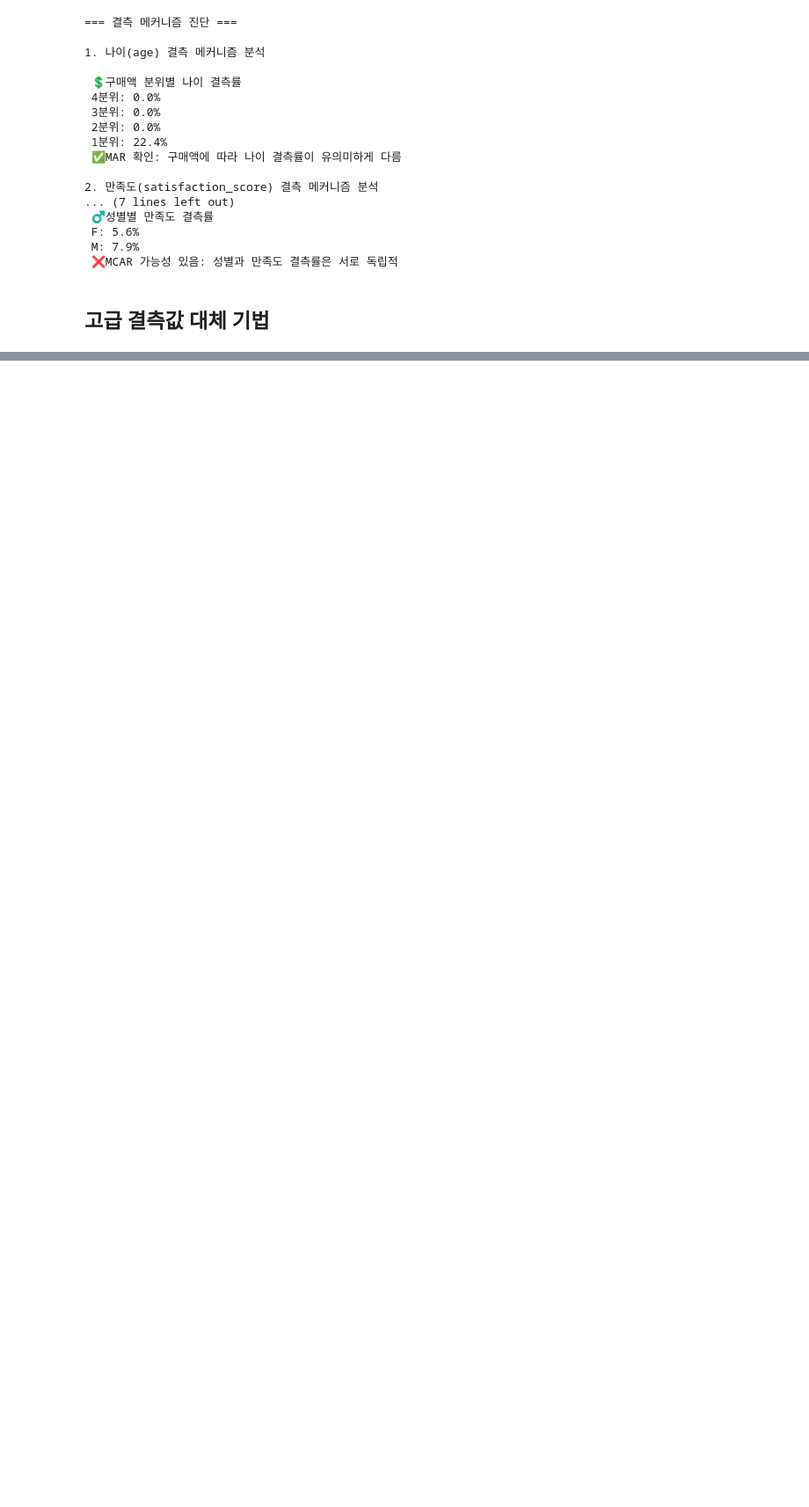
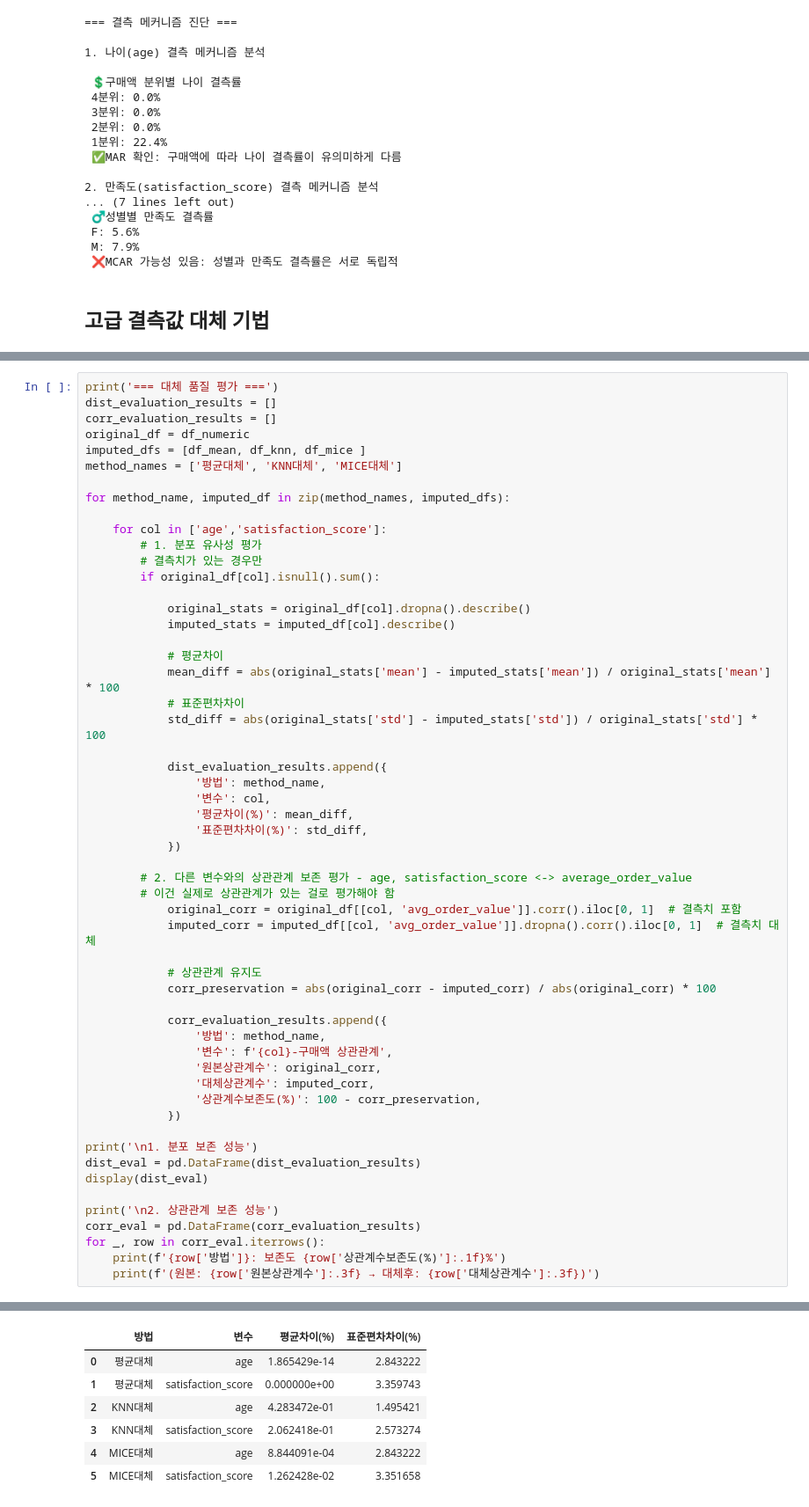
Before and after one commit to krystallinekim/TIL, a Jupyter notebook: 4.Python/데이터분석/04_eda.ipynb, the cells around one changed output, grey strips where cells are left out. Shown: that part at 88% size. Cells and saved outputs as stored; diff of their text form; blank space fills up the shorter version.

```diff
--- a/4.Python/데이터분석/04_eda.ipynb
+++ b/4.Python/데이터분석/04_eda.ipynb
@@ -948,0 +1028,56 @@ from sklearn.impute import IterativeImputer
+# %%
+print('=== 대체 품질 평가 ===')
+dist_evaluation_results = []
+corr_evaluation_results = []
+original_df = df_numeric
+imputed_dfs = [df_mean, df_knn, df_mice ]
+method_names = ['평균대체', 'KNN대체', 'MICE대체']
+
+for method_name, imputed_df in zip(method_names, imputed_dfs):
+
+    for col in ['age','satisfaction_score']:
+        # 1. 분포 유사성 평가
+        # 결측치가 있는 경우만
+        if original_df[col].isnull().sum():
+
+            original_stats = original_df[col].dropna().describe()
+            imputed_stats = imputed_df[col].describe()
+
+            # 평균차이
+            mean_diff = abs(original_stats['mean'] - imputed_stats['mean']) / original_stats['mean'] * 100
+            # 표준편차차이
+            std_diff = abs(original_stats['std'] - imputed_stats['std']) / original_stats['std'] * 100
+
+            dist_evaluation_results.append({
+                '방법': method_name,
+                '변수': col,
+                '평균차이(%)': mean_diff,
+                '표준편차차이(%)': std_diff,
+            })
+
+        # 2. 다른 변수와의 상관관계 보존 평가 - age, satisfaction_score <-> average_order_value
+        # 이건 실제로 상관관계가 있는 걸로 평가해야 함
+            original_corr = original_df[[col, 'avg_order_value']].corr().iloc[0, 1]  # 결측치 포함
+            imputed_corr = imputed_df[[col, 'avg_order_value']].dropna().corr().iloc[0, 1]  # 결측치 대체
+
+            # 상관관계 유지도
+            corr_preservation = abs(original_corr - imputed_corr) / abs(original_corr) * 100
+
+            corr_evaluation_results.append({
+                '방법': method_name,
+                '변수': f'{col}-구매액 상관관계',
+                '원본상관계수': original_corr,
+                '대체상관계수': imputed_corr,
+                '상관계수보존도(%)': 100 - corr_preservation,
+            })
+
+print('\n1. 분포 보존 성능')
+dist_eval = pd.DataFrame(dist_evaluation_results)
+display(dist_eval)
+
+print('\n2. 상관관계 보존 성능')
+corr_eval = pd.DataFrame(corr_evaluation_results)
+for _, row in corr_eval.iterrows():
+    print(f'{row['방법']}: 보존도 {row['상관계수보존도(%)']:.1f}%')
+    print(f'(원본: {row['원본상관계수']:.3f} → 대체후: {row['대체상관계수']:.3f})')
+# %% [output]
@@ -948,0 +1087,7 @@ from sklearn.impute import IterativeImputer
+|  | 방법 | 변수 | 평균차이(%) | 표준편차차이(%) |
+| 0 | 평균대체 | age | 1.865429e-14 | 2.843222 |
+| 1 | 평균대체 | satisfaction_score | 0.000000e+00 | 3.359743 |
+| 2 | KNN대체 | age | 4.283472e-01 | 1.495421 |
+| 3 | KNN대체 | satisfaction_score | 2.062418e-01 | 2.573274 |
+| 4 | MICE대체 | age | 8.844091e-04 | 2.843222 |
+| 5 | MICE대체 | satisfaction_score | 1.262428e-02 | 3.351658 |
```
Also changed, not shown: parts of 3 cells of this notebook.
